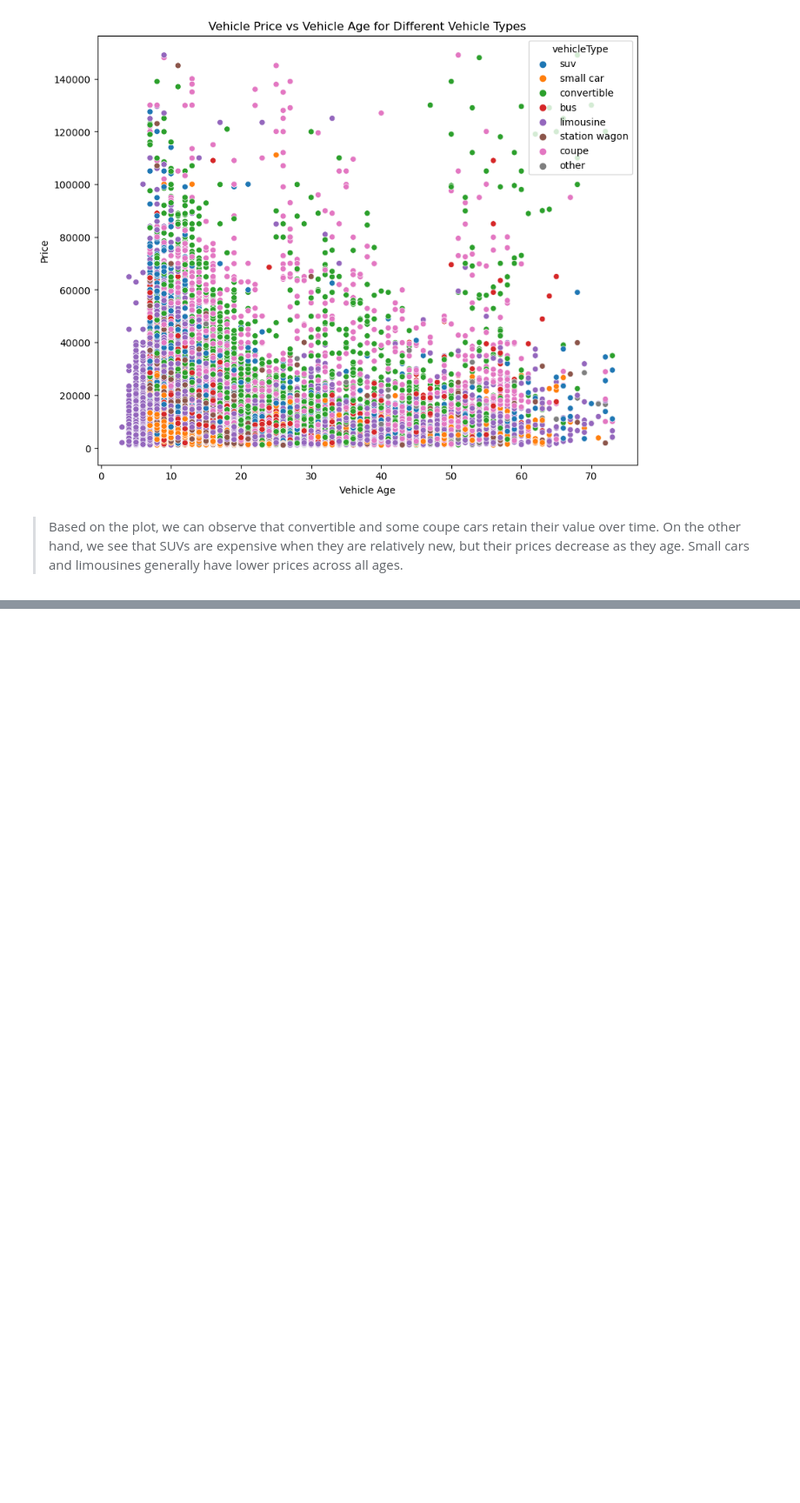
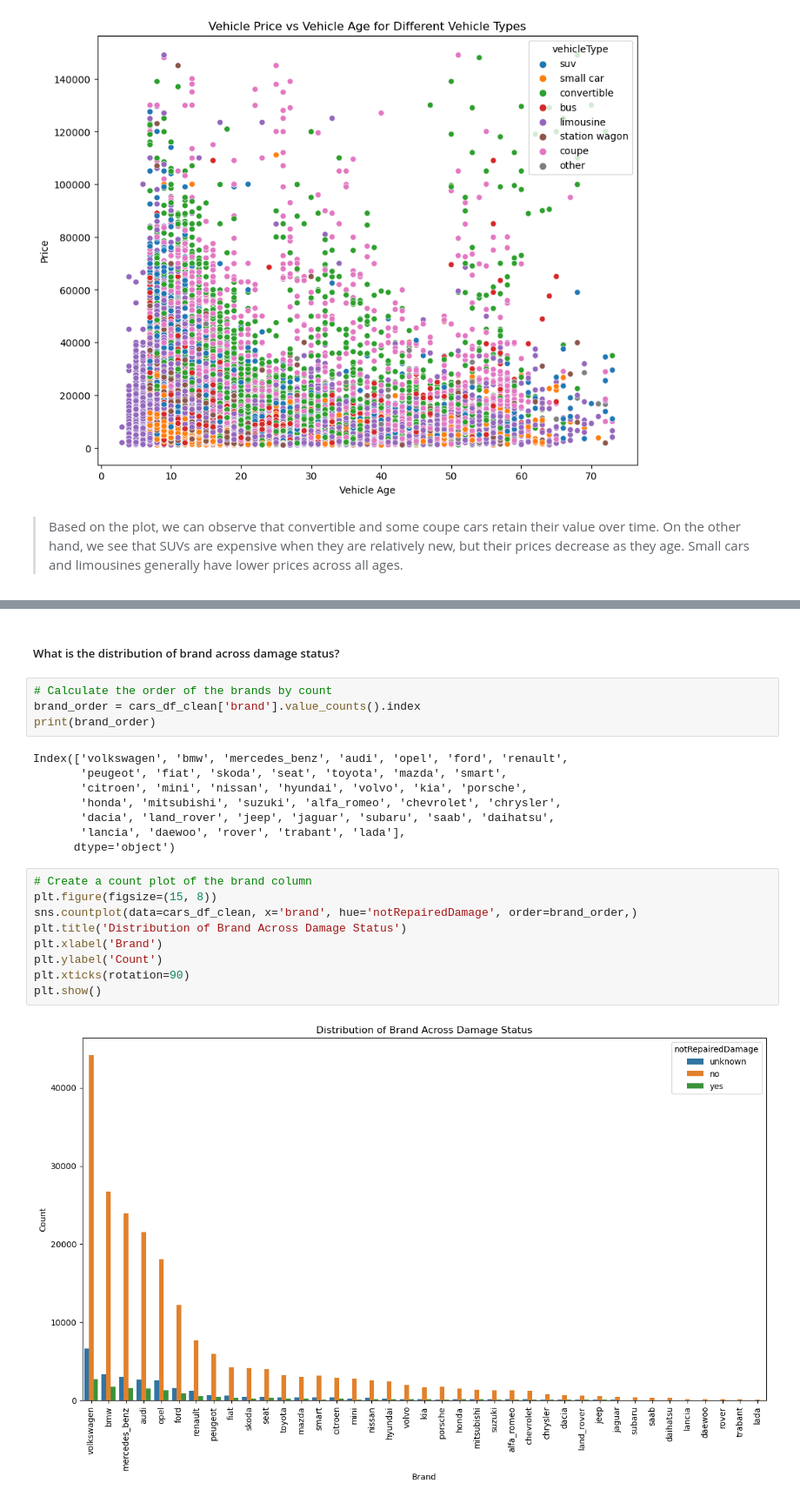
Before and after one commit to levgiorg/UsedCarsAnalysis, a Jupyter notebook: UsedCarsAnalysis.ipynb, the cells around one changed output, grey strips where cells are left out. Shown at 87% size. Saved outputs shown, nothing was run; the diff lists cells and outputs as text; blank space fills up the shorter version.

```diff
--- a/UsedCarsAnalysis.ipynb
+++ b/UsedCarsAnalysis.ipynb
@@ -500,0 +557,25 @@ cars_df_clean.head()
+# %% [markdown]
+##### What is the distribution of brand across damage status?
+# %%
+# Calculate the order of the brands by count
+brand_order = cars_df_clean['brand'].value_counts().index
+print(brand_order)
+# %% [output]
+Index(['volkswagen', 'bmw', 'mercedes_benz', 'audi', 'opel', 'ford', 'renault',
+       'peugeot', 'fiat', 'skoda', 'seat', 'toyota', 'mazda', 'smart',
+       'citroen', 'mini', 'nissan', 'hyundai', 'volvo', 'kia', 'porsche',
+       'honda', 'mitsubishi', 'suzuki', 'alfa_romeo', 'chevrolet', 'chrysler',
+       'dacia', 'land_rover', 'jeep', 'jaguar', 'subaru', 'saab', 'daihatsu',
+       'lancia', 'daewoo', 'rover', 'trabant', 'lada'],
+      dtype='object')
+# %%
+# Create a count plot of the brand column
+plt.figure(figsize=(15, 8))
+sns.countplot(data=cars_df_clean, x='brand', hue='notRepairedDamage', order=brand_order,)
+plt.title('Distribution of Brand Across Damage Status')
+plt.xlabel('Brand')
+plt.ylabel('Count')
+plt.xticks(rotation=90)
+plt.show()
+# %% [output]
+[figure, added]
```
Also changed, not shown: parts of 29 cells of this notebook.
